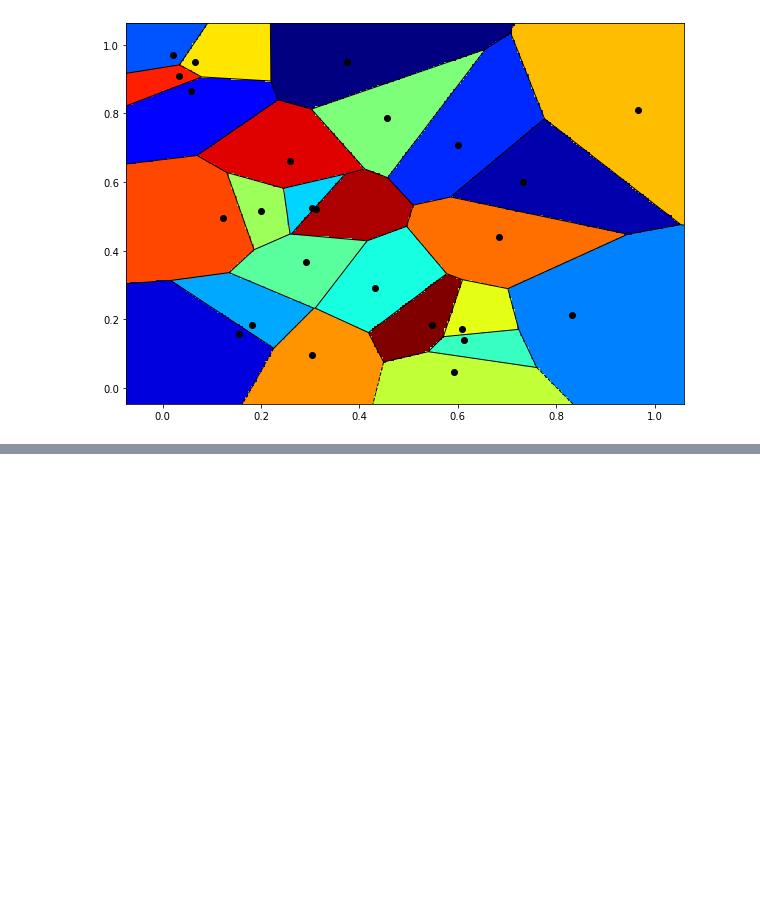
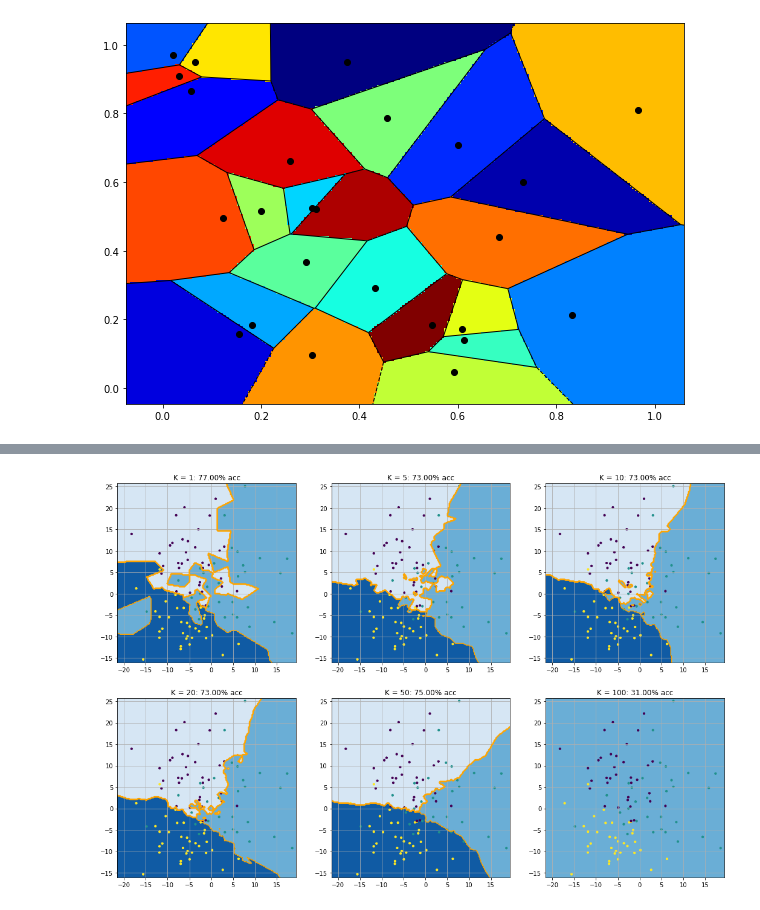
Before and after one commit to AlfonsJ/2024_07_31_PER2324, a Jupyter notebook: 05_kvec/5.01 K-vecinos más próximos.ipynb, the cells around one changed output, grey strips where cells are left out. Drawn from its saved outputs; the diff is of its cells as text; code cells hidden in the pictures; blank space fills up the shorter version.

```diff
--- a/05_kvec/5.01 K-vecinos más próximos.ipynb
+++ b/05_kvec/5.01 K-vecinos más próximos.ipynb
@@ -77,0 +97,19 @@ plt.pcolormesh(x, y, tree.query(xy)[1].reshape(200, 200), cmap='jet');
+# %%
+from sklearn.neighbors import KNeighborsClassifier as KNN
+from sklearn.metrics import accuracy_score
+
+Ks = [1, 5, 10, 20, 50, 100]; nrows = 2; ncols = 3; n_Ks = len(Ks)
+fig, axes = plt.subplots(nrows, ncols, figsize=(18, 12))
+for i, K in enumerate(Ks):
+    ax = axes.flat[i]
+    clf = KNN(n_neighbors=K).fit(x_train, y_train)
+    y_pred = clf.predict(x_test)
+    acc = accuracy_score(y_test, y_pred)
+    ax.grid(); ax.set_xlim(x_min, x_max); ax.set_ylim(y_min, y_max);
+    xx, yy = np.meshgrid(np.linspace(x_min, x_max, num=200), np.linspace(y_min, y_max, num=200))
+    zz = clf.predict(np.c_[xx.ravel(), yy.ravel()])
+    ax.contour(xx, yy, zz.reshape(xx.shape), 2, colors='orange', linestyles='solid')
+    ax.contourf(xx, yy, zz.reshape(xx.shape), 2, cmap='Blues'); ax.scatter(*x_train.T, c=y_train, s=10)
+    ax.set_title('K = {}: {:.2%} acc'.format(K, acc))
+# %% [output]
+[figure, added]
```
Also changed, not shown: parts of 5 cells of this notebook.
